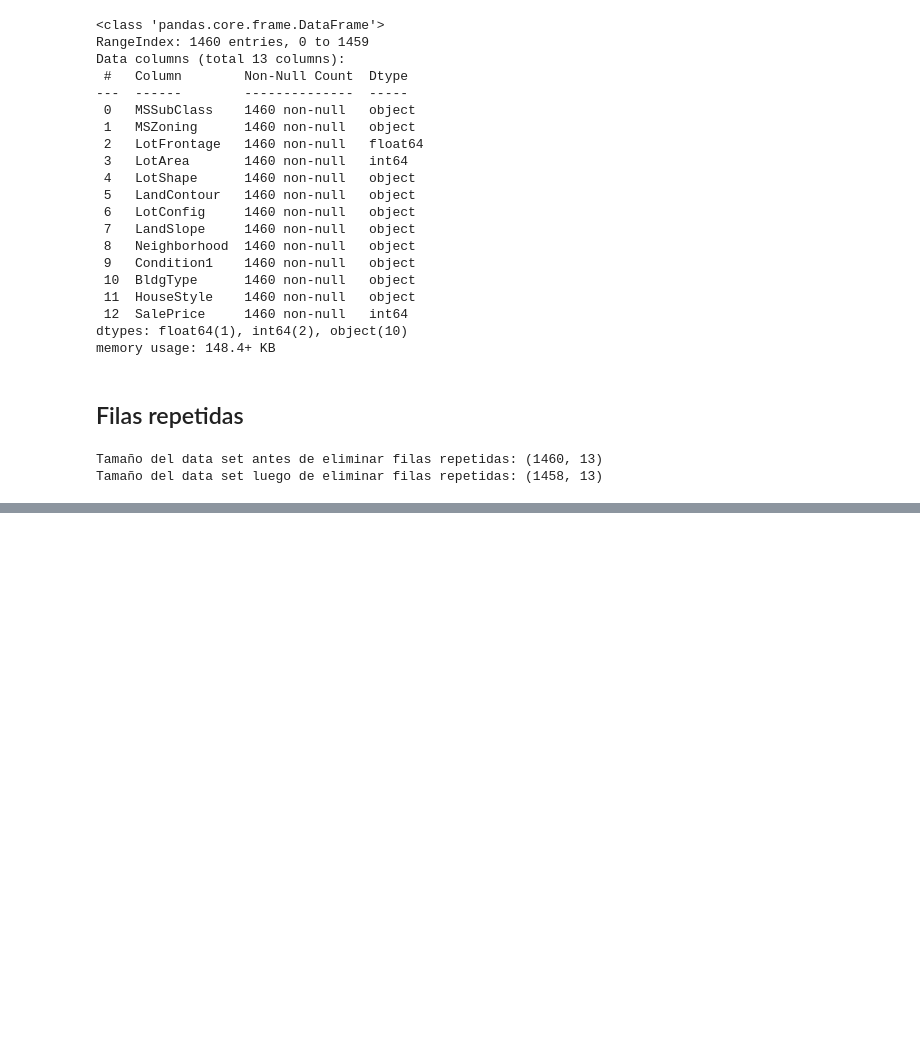
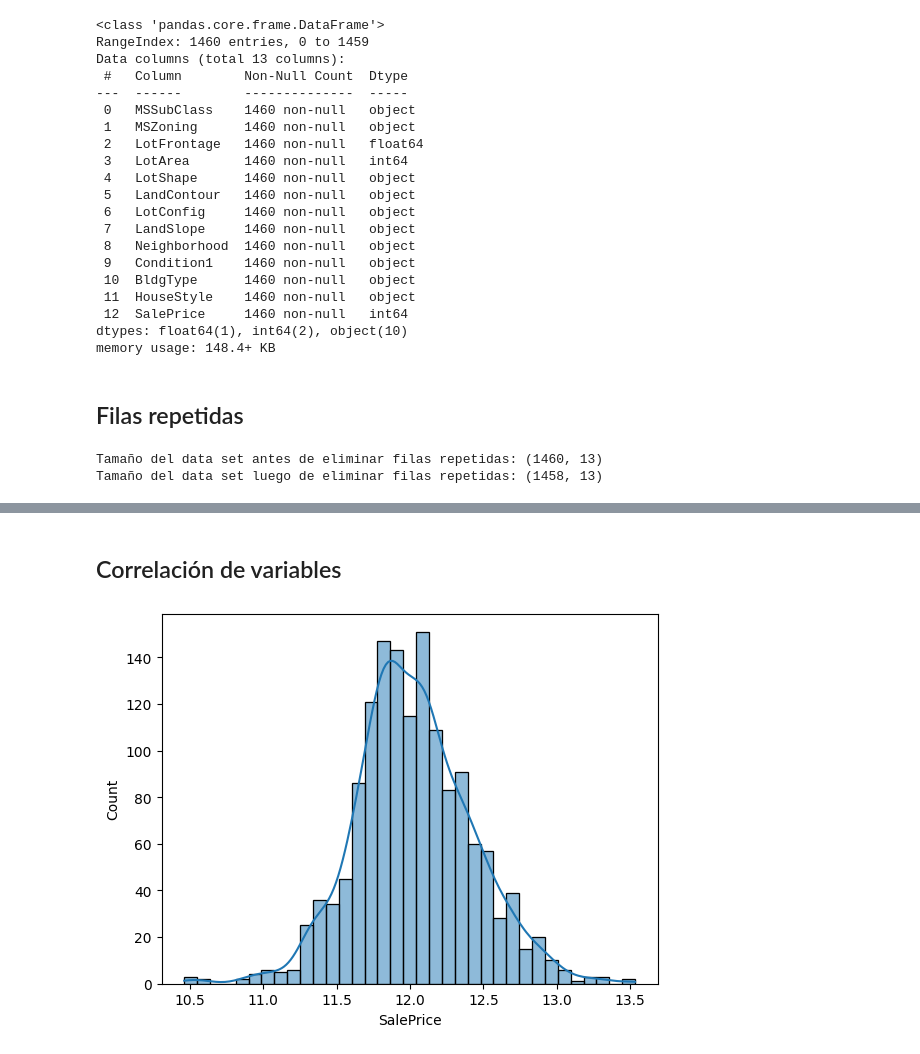
Before and after one commit to Club-CIAP/PreCIAP_2PAO_2025_Grupo2, a Jupyter notebook: notebooks/1.0-gts-data-preparation.ipynb, the cells around one changed output, grey strips where cells are left out. Drawn from its saved outputs; the diff is of its cells as text; code cells hidden in the pictures; blank space fills up the shorter version.

Commit message:
Add EDA & Features Enginerring for topographic variables

```diff
--- a/notebooks/1.1-gts-data-cleaning.ipynb
+++ b/notebooks/1.0-gts-data-preparation.ipynb
@@ -526,0 +580,27 @@ df.to_csv(train_interim_path, index=False)
+# %%
+land_slope_map = {
+    'Gtl': 1,
+    'Mod': 2,
+    'Sev': 3
+}
+
+df_features['LandSlope'] = df_features['LandSlope'].map(land_slope_map)
+# %%
+nominal_cols = [
+    'MSSubClass',
+    'MSZoning',
+    'LotShape',
+    'LandContour',
+    'LotConfig',
+    'Neighborhood',
+    'Condition1',
+    'BldgType',
+    'HouseStyle'
+]
+# %%
+# con drop first se evita multicolinealidad (redundancia) y el numero de columnas final
+df_features = pd.get_dummies(df_features,
+                             columns=nominal_cols,
+                             drop_first=True,
+                             dtype=int)
+print(f"Forma final (lista para el modelo): {df_features.shape}")
@@ -526,0 +651,9 @@ df.to_csv(train_interim_path, index=False)
+# %% [markdown]
+## Correlación de variables
+# %%
+df_features['SalePrice'] = np.log1p(df_features['SalePrice'])
+# %%
+sns.histplot(df_features['SalePrice'], kde=True)
+plt.show()
+# %% [output]
+[figure, added]
```
Also changed, not shown: parts of 17 cells of this notebook, 4 other files.
